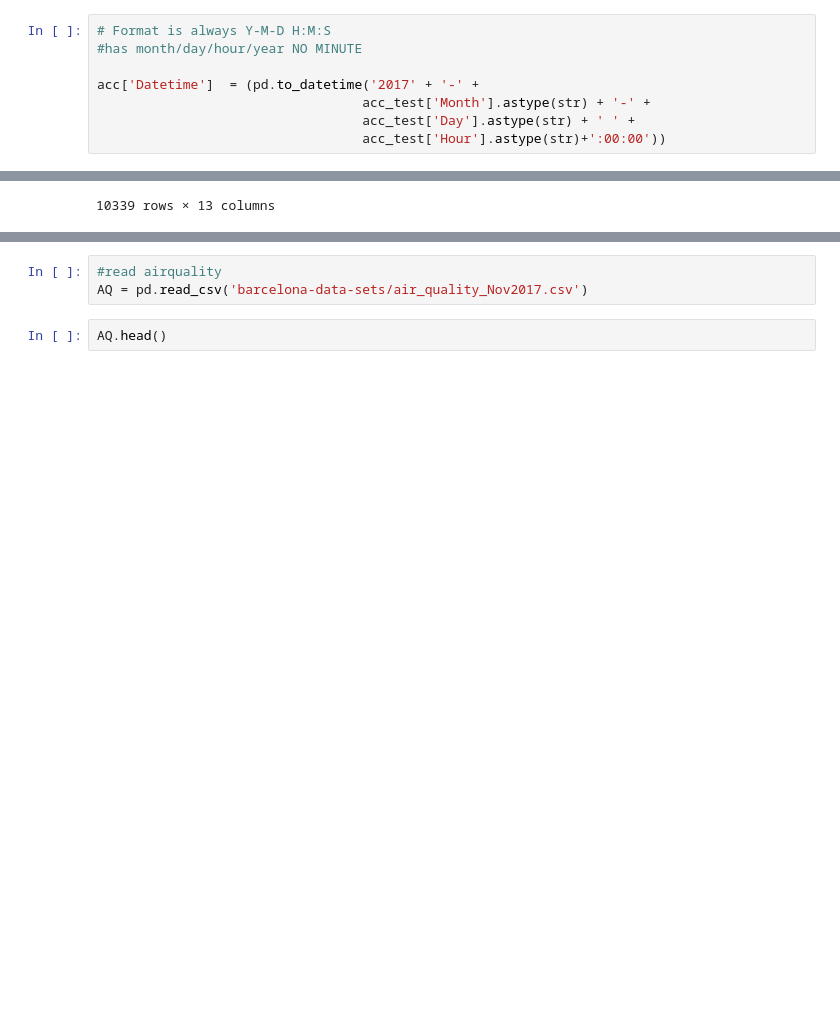
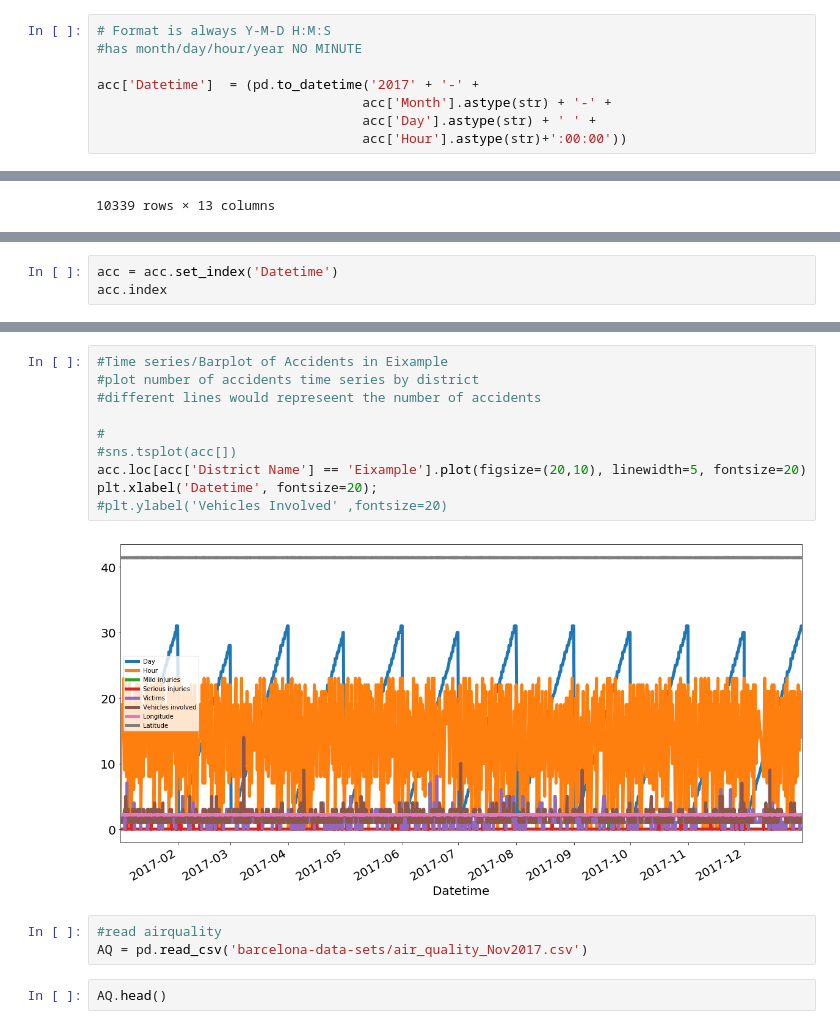
Before and after one commit to catherinelee274/Barcelona-Prediction, a Jupyter notebook: barcelona_eda.ipynb, the cells around one changed output, grey strips where cells are left out. Drawn from its saved outputs; the diff is of its cells as text; blank space fills up the shorter version.

Commit message:
time series

```diff
--- a/barcelona_eda.ipynb
+++ b/barcelona_eda.ipynb
@@ -107,9 +115,9 @@ acc.head()
 #has month/day/hour/year NO MINUTE
 
 acc['Datetime']  = (pd.to_datetime('2017' + '-' +
-                                  acc_test['Month'].astype(str) + '-' +
-                                  acc_test['Day'].astype(str) + ' ' +
-                                  acc_test['Hour'].astype(str)+':00:00'))
+                                  acc['Month'].astype(str) + '-' +
+                                  acc['Day'].astype(str) + ' ' +
+                                  acc['Hour'].astype(str)+':00:00'))
 # %%
 acc.head()
 # %% [output]
@@ -153,0 +160,3 @@ acc.drop(columns=['Month','Day','Hour'])
+# %%
+acc = acc.set_index('Datetime')
+acc.index
@@ -154,3 +176,15 @@ acc.drop(columns=['Month','Day','Hour'])
+# %%
+#Time series/Barplot of Accidents in Eixample
+#plot number of accidents time series by district
+#different lines would represeent the number of accidents
+
+#
+#sns.tsplot(acc[])
+acc.loc[acc['District Name'] == 'Eixample'].plot(figsize=(20,10), linewidth=5, fontsize=20)
+plt.xlabel('Datetime', fontsize=20);
+#plt.ylabel('Vehicles Involved' ,fontsize=20)
+# %% [output]
+[figure, added]
 # %%
 #read airquality
 AQ = pd.read_csv('barcelona-data-sets/air_quality_Nov2017.csv')
```
Also changed, not shown: parts of 8 cells of this notebook.
